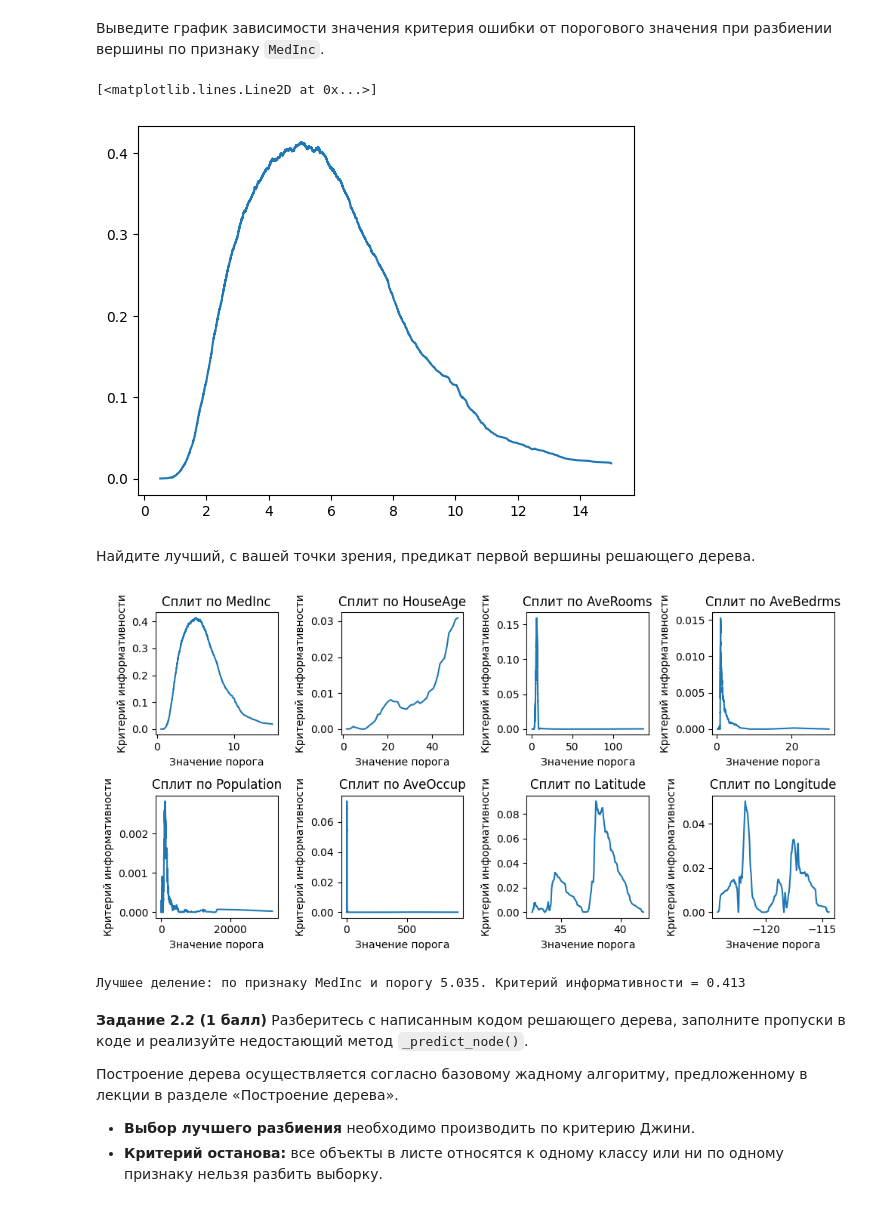
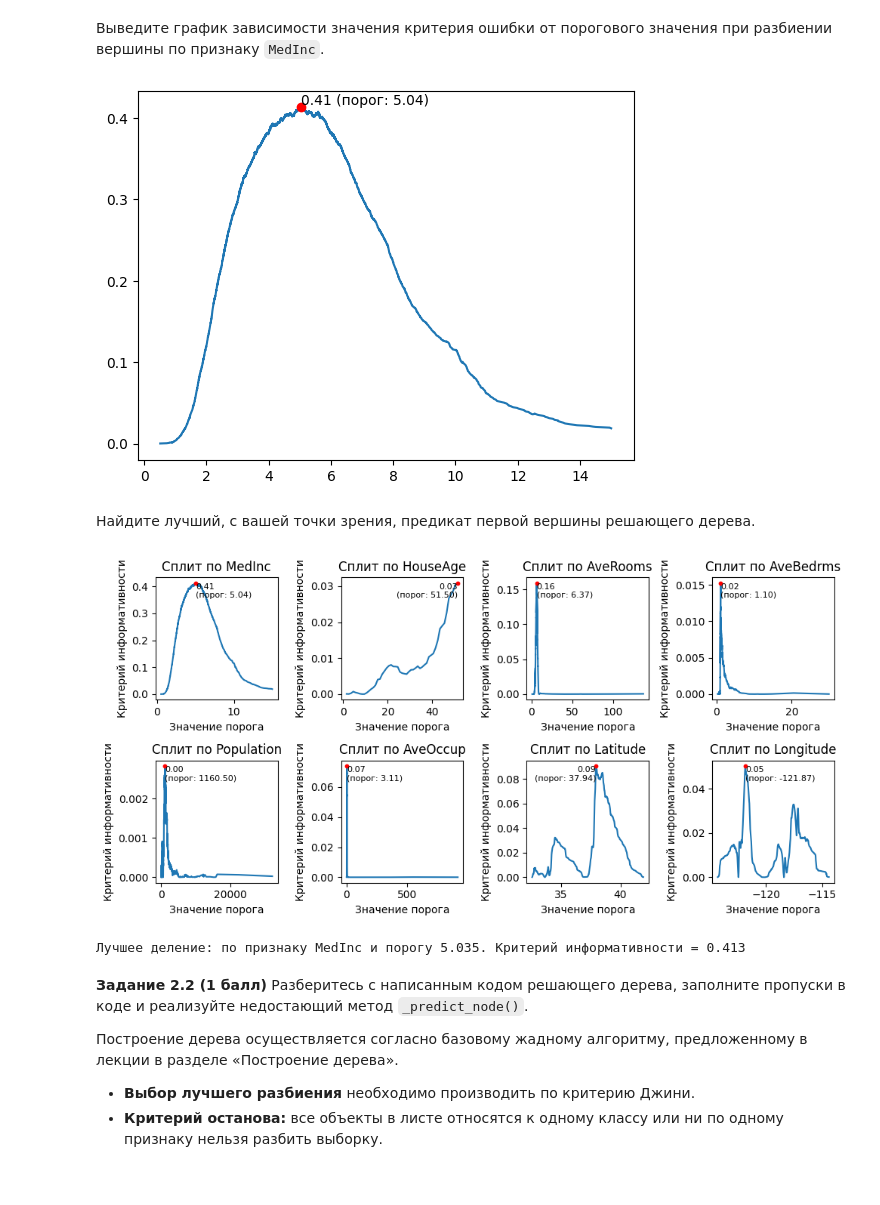
Before and after one commit to AjnoEO/iad-ml, a Jupyter notebook: hw07-trees/hw07_trees_rf.ipynb, the cells around one changed output. Saved outputs shown, nothing was run; the diff lists cells and outputs as text; code cells hidden in the pictures.

```diff
--- a/hw07-trees/hw07_trees_rf.ipynb
+++ b/hw07-trees/hw07_trees_rf.ipynb
@@ -179,10 +179,16 @@ array([4.526, 3.585, 3.521, ..., 0.923, 0.847, 0.894])
 # %%
 arr = X["MedInc"]
 thresholds, ginis, threshold_best, gini_best = find_best_split(arr, y, "regression", "real")
-plt.plot(thresholds, ginis)
+plt.plot(thresholds, ginis, zorder=0)
+plt.scatter(threshold_best, gini_best, c="red", zorder=1)
+plt.text(
+    threshold_best, gini_best,
+    f"{gini_best:.2f} (порог: {threshold_best:.2f})",
+    va="bottom", ha="left" if threshold_best * 2 < thresholds[0] + thresholds[-1] else "right"
+)
+plt.show()
 # %% [output]
-[<matplotlib.lines.Line2D at 0x...>]
-[figure, old version]
+[figure, new version]
 # %% [markdown]
 Найдите лучший, с вашей точки зрения, предикат первой вершины решающего дерева.
 # %%
@@ -190,25 +196,31 @@ from matplotlib.axes import Axes
 # %%
 fig, axs = plt.subplots(2, 4, figsize=(10, 5))
 axs: np.ndarray
 best_feature = None
 best_gini = 0
 best_threshold = None
 for feat, ax in zip(X.columns, axs.flatten()):
     ax: Axes
     thresholds, ginis, threshold_best, gini_best = find_best_split(X[feat], y, "regression", "real")
-    ax.plot(thresholds, ginis)
+    ax.plot(thresholds, ginis, zorder=0)
+    ax.scatter(threshold_best, gini_best, c="red", s=10, zorder=1)
+    ax.text(
+        threshold_best, gini_best,
+        f"{gini_best:.2f}\n(порог: {threshold_best:.2f})", fontsize=8,
+        va="top", ha="left" if threshold_best * 2 < thresholds[0] + thresholds[-1] else "right"
+    )
     ax.set_title(f"Сплит по {feat}")
     ax.set_xlabel("Значение порога")
     ax.set_ylabel("Критерий информативности")
     if gini_best > best_gini:
         best_gini = gini_best
         best_threshold = threshold_best
         best_feature = feat
 plt.tight_layout()
 plt.show()
 print(f"Лучшее деление: по признаку {best_feature} и порогу {best_threshold:.3f}. Критерий информативности = {best_gini:.3f}")
 # %% [output]
-[figure, old version]
+[figure, new version]
 Лучшее деление: по признаку MedInc и порогу 5.035. Критерий информативности = 0.413
 # %% [markdown]
 **Задание 2.2 (1 балл)** Разберитесь с написанным кодом решающего дерева, заполните пропуски в коде и реализуйте недостающий метод `_predict_node()`.
```
Also changed, not shown: parts of 1 cell of this notebook.
